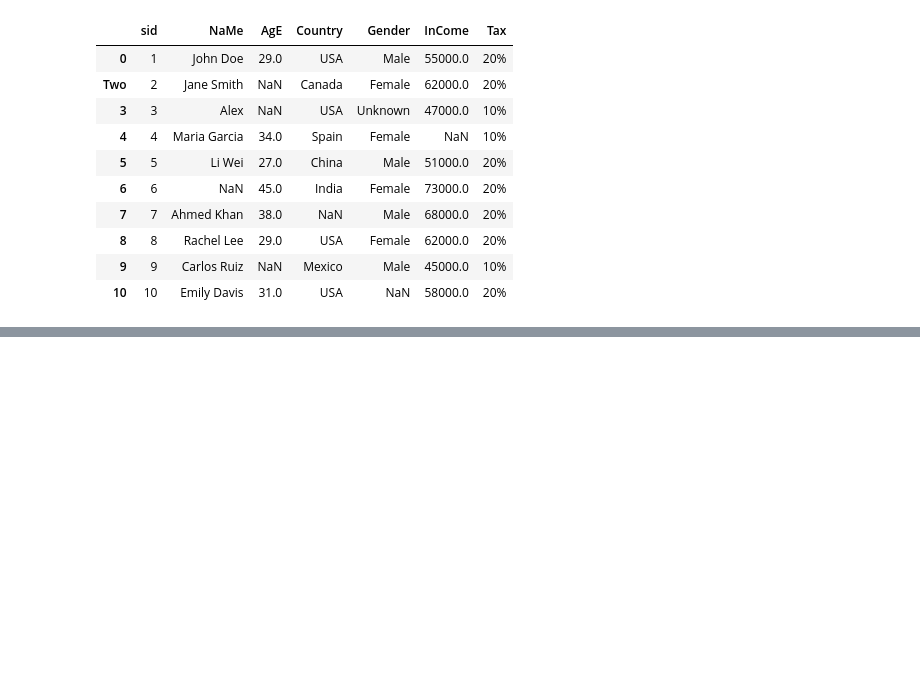
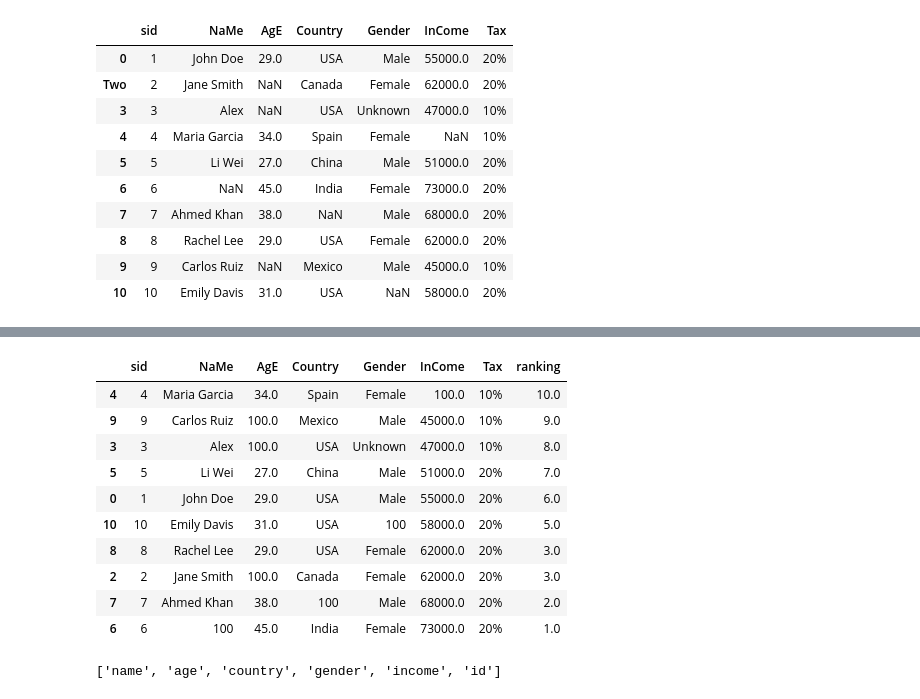
Before and after one commit to SWAPNILVERMA108/AIML, a Jupyter notebook: Pandas_Tutorials.ipynb, the cells around one changed output, grey strips where cells are left out. Drawn from its saved outputs; the diff is of its cells as text; code cells hidden in the pictures; blank space fills up the shorter version.

```diff
--- a/Pandas_Tutorials.ipynb
+++ b/Pandas_Tutorials.ipynb
@@ -915,4 +915,6 @@ df2.rename(index={2:"Two"})
 | 9 | 9 | Carlos Ruiz | NaN | Mexico | Male | 45000.0 | 10% |
 | 10 | 10 | Emily Davis | 31.0 | USA | NaN | 58000.0 | 20% |
 # %%
-df2["InCome"].sort_values()
+sorted_df=df2["InCome"].sort_values()
+df2 =df2.fillna(100)
+sorted_df = df2.sort_values(["InCome","AgE"])
@@ -930,0 +950,16 @@ Name: InCome, dtype: float64
+# %%
+sorted_df["ranking"] = sorted_df["InCome"].rank(ascending=False,method="min")
+# %%
+sorted_df
+# %% [output]
+|  | sid | NaMe | AgE | Country | Gender | InCome | Tax | ranking |
+| 4 | 4 | Maria Garcia | 34.0 | Spain | Female | 100.0 | 10% | 10.0 |
+| 9 | 9 | Carlos Ruiz | 100.0 | Mexico | Male | 45000.0 | 10% | 9.0 |
+| 3 | 3 | Alex | 100.0 | USA | Unknown | 47000.0 | 10% | 8.0 |
+| 5 | 5 | Li Wei | 27.0 | China | Male | 51000.0 | 20% | 7.0 |
+| 0 | 1 | John Doe | 29.0 | USA | Male | 55000.0 | 20% | 6.0 |
+| 10 | 10 | Emily Davis | 31.0 | USA | 100 | 58000.0 | 20% | 5.0 |
+| 8 | 8 | Rachel Lee | 29.0 | USA | Female | 62000.0 | 20% | 3.0 |
+| 2 | 2 | Jane Smith | 100.0 | Canada | Female | 62000.0 | 20% | 3.0 |
+| 7 | 7 | Ahmed Khan | 38.0 | 100 | Male | 68000.0 | 20% | 2.0 |
+| 6 | 6 | 100 | 45.0 | India | Female | 73000.0 | 20% | 1.0 |
@@ -930,0 +968,5 @@ Name: InCome, dtype: float64
+# %%
+new_col_order = [col for col in df2.columns if col != "id"] + ["id"]
+new_col_order
+# %% [output]
+['name', 'age', 'country', 'gender', 'income', 'id']
```
Also changed, not shown: parts of 18 cells of this notebook, 1 other file.
